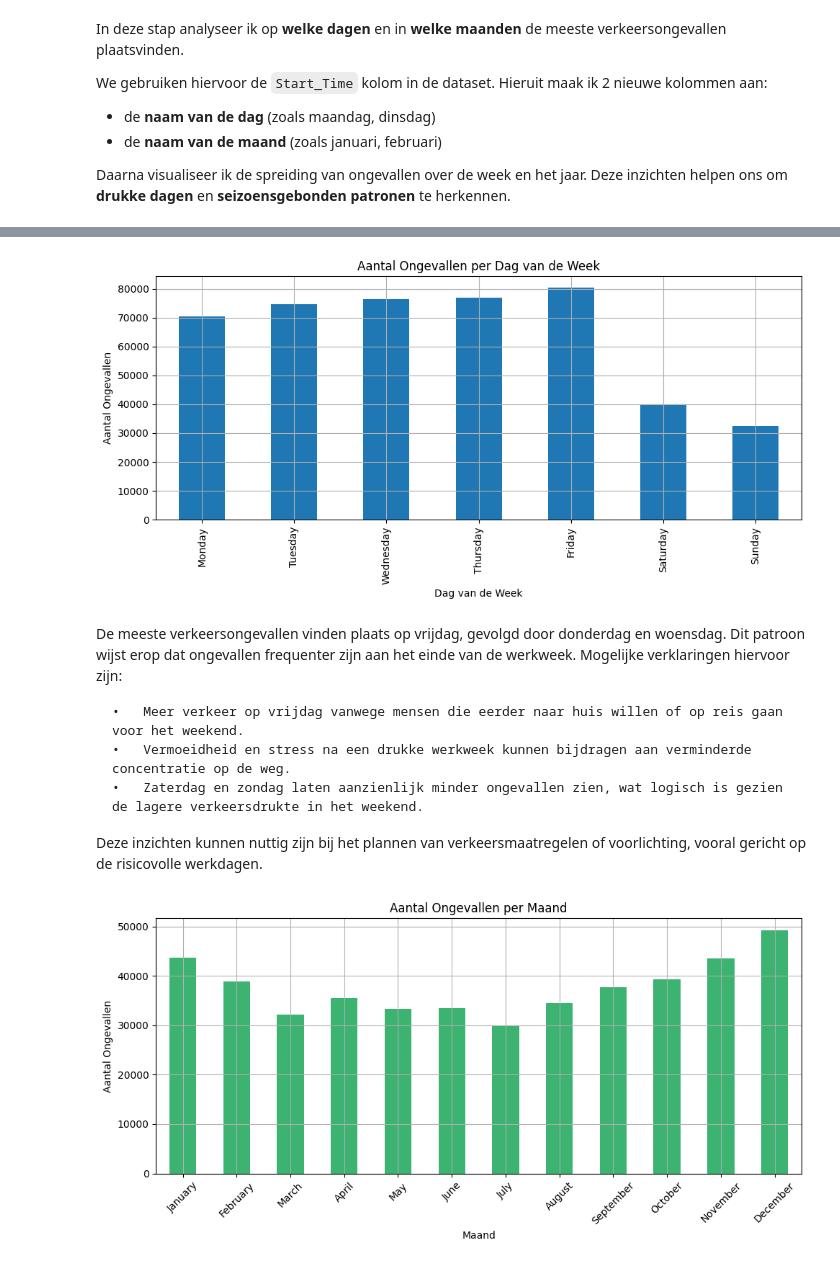
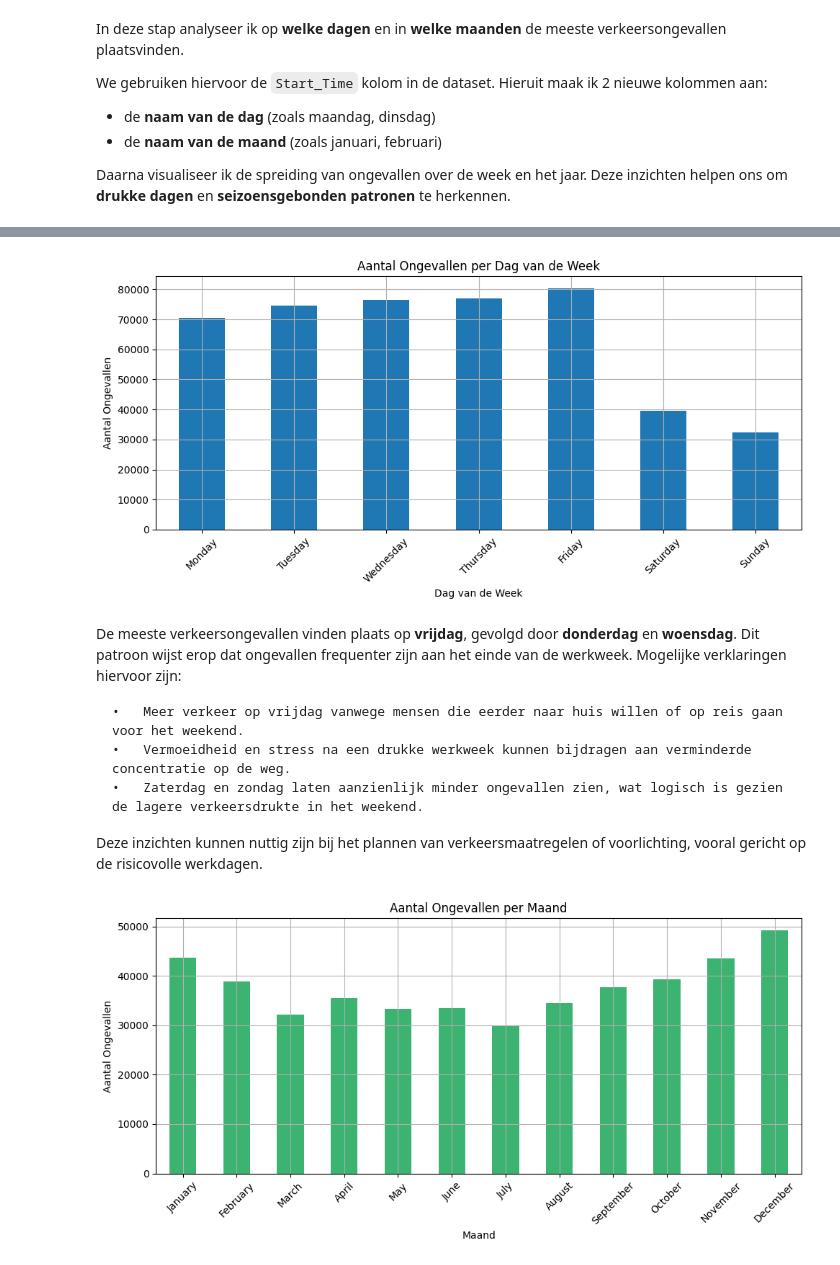
Before and after one commit to inalbekir/Portfolio, a Jupyter notebook: main.ipynb, the cells around one changed output, grey strips where cells are left out. Drawn from its saved outputs; the diff is of its cells as text; code cells hidden in the pictures.

```diff
--- a/main.ipynb
+++ b/main.ipynb
@@ -340,18 +340,21 @@ df.head()
 # %%
 # Ongevallen per dag van de week
 plt.figure(figsize=(10, 5))
-df['Dag'].value_counts().loc[
-    ['Monday', 'Tuesday', 'Wednesday', 'Thursday', 'Friday', 'Saturday', 'Sunday']].plot(kind='bar')
+df['Dag'].value_counts().loc[['Monday', 'Tuesday', 'Wednesday', 'Thursday', 'Friday', 'Saturday', 'Sunday']].plot(kind='bar')
+
 plt.title("Aantal Ongevallen per Dag van de Week")
 plt.xlabel("Dag van de Week")
 plt.ylabel("Aantal Ongevallen")
+
+plt.xticks(rotation=45)
 plt.grid(True)
 plt.tight_layout()
+
 plt.show()
 # %% [output]
-[figure, old version]
+[figure, new version]
 # %% [markdown]
-De meeste verkeersongevallen vinden plaats op vrijdag, gevolgd door donderdag en woensdag. Dit patroon wijst erop dat ongevallen frequenter zijn aan het einde van de werkweek. Mogelijke verklaringen hiervoor zijn:
+De meeste verkeersongevallen vinden plaats op **vrijdag**, gevolgd door **donderdag** en **woensdag**. Dit patroon wijst erop dat ongevallen frequenter zijn aan het einde van de werkweek. Mogelijke verklaringen hiervoor zijn:
 
 	•	Meer verkeer op vrijdag vanwege mensen die eerder naar huis willen of op reis gaan voor het weekend.
 	•	Vermoeidheid en stress na een drukke werkweek kunnen bijdragen aan verminderde concentratie op de weg.
```
Also changed, not shown: parts of 6 cells of this notebook.
